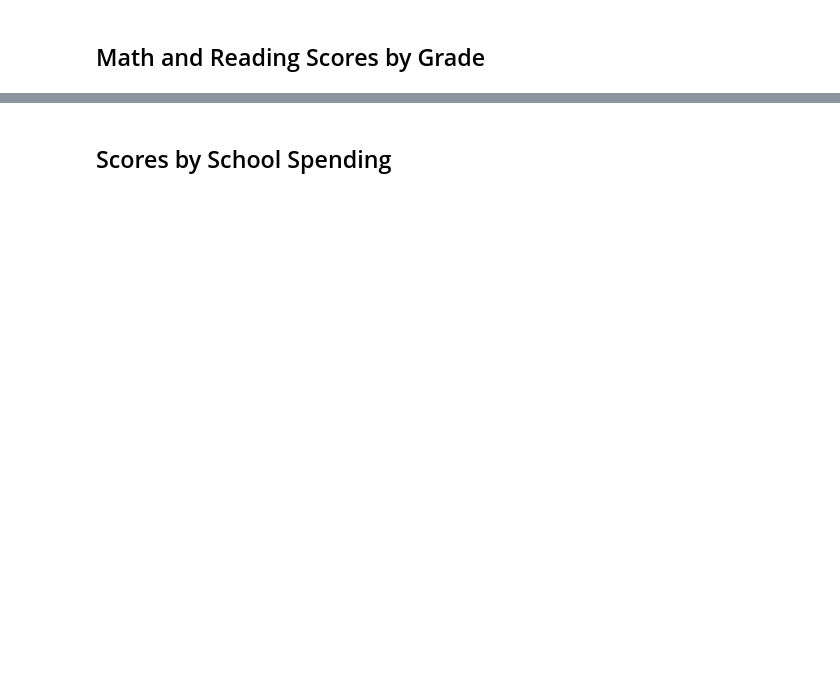
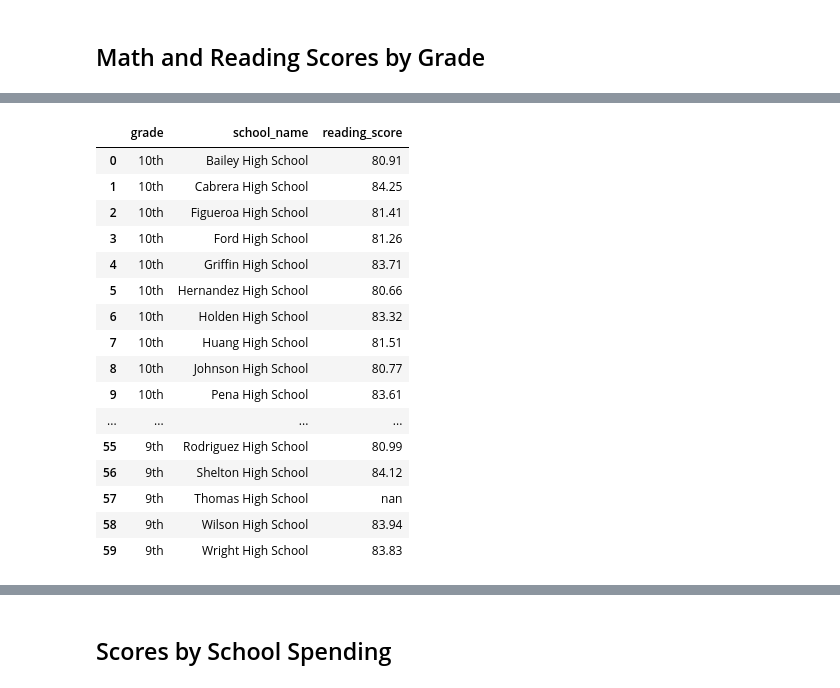
Before and after one commit to razon7/School_District_Analysis, a Jupyter notebook: PyCitySchools_Challenge.ipynb, the cells around one changed output, grey strips where cells are left out. Saved outputs shown, nothing was run; the diff lists cells and outputs as text; code cells hidden in the pictures; blank space fills up the shorter version.

```diff
--- a/PyCitySchools_Challenge.ipynb
+++ b/PyCitySchools_Challenge.ipynb
@@ -454,4 +385,7 @@ Name: reading_score, dtype: float64
 # %%
 # Combine each grade level Series for average math scores into a single DataFrame.
+per_grade_math_scores_df = per_grade_math_scores.reset_index(name="math_score")
 # %%
 # Combine each grade level Series for average reading scores into a single DataFrame.
+# per_grade_math_scores_df["math_score"] = per_grade_math_scores_df["math_score"].map('{:.2f}'.format)
+per_grade_reading_scores_df = per_grade_reading_scores.reset_index(name="reading_score")
@@ -460,2 +392,26 @@ Name: reading_score, dtype: float64
+# %%
+# Format each grade column.
+# per_grade_math_scores_df["math_score"] = per_grade_math_scores_df["math_score"].map('{:.2f}'.format)
+per_grade_math_scores_df
+per_grade_reading_scores_df["reading_score"] = per_grade_reading_scores_df["reading_score"].map('{:.2f}'.format)
+per_grade_reading_scores_df
+# %% [output]
+|  | grade | school_name | reading_score |
+| 0 | 10th | Bailey High School | 80.91 |
+| 1 | 10th | Cabrera High School | 84.25 |
+| 2 | 10th | Figueroa High School | 81.41 |
+| 3 | 10th | Ford High School | 81.26 |
+| 4 | 10th | Griffin High School | 83.71 |
+| 5 | 10th | Hernandez High School | 80.66 |
+| 6 | 10th | Holden High School | 83.32 |
+| 7 | 10th | Huang High School | 81.51 |
+| 8 | 10th | Johnson High School | 80.77 |
+| 9 | 10th | Pena High School | 83.61 |
+| ... | ... | ... | ... |
+| 55 | 9th | Rodriguez High School | 80.99 |
+| 56 | 9th | Shelton High School | 84.12 |
+| 57 | 9th | Thomas High School | nan |
+| 58 | 9th | Wilson High School | 83.94 |
+| 59 | 9th | Wright High School | 83.83 |
 # %%
 # Remove the index.
```
Also changed, not shown: parts of 28 cells of this notebook.
